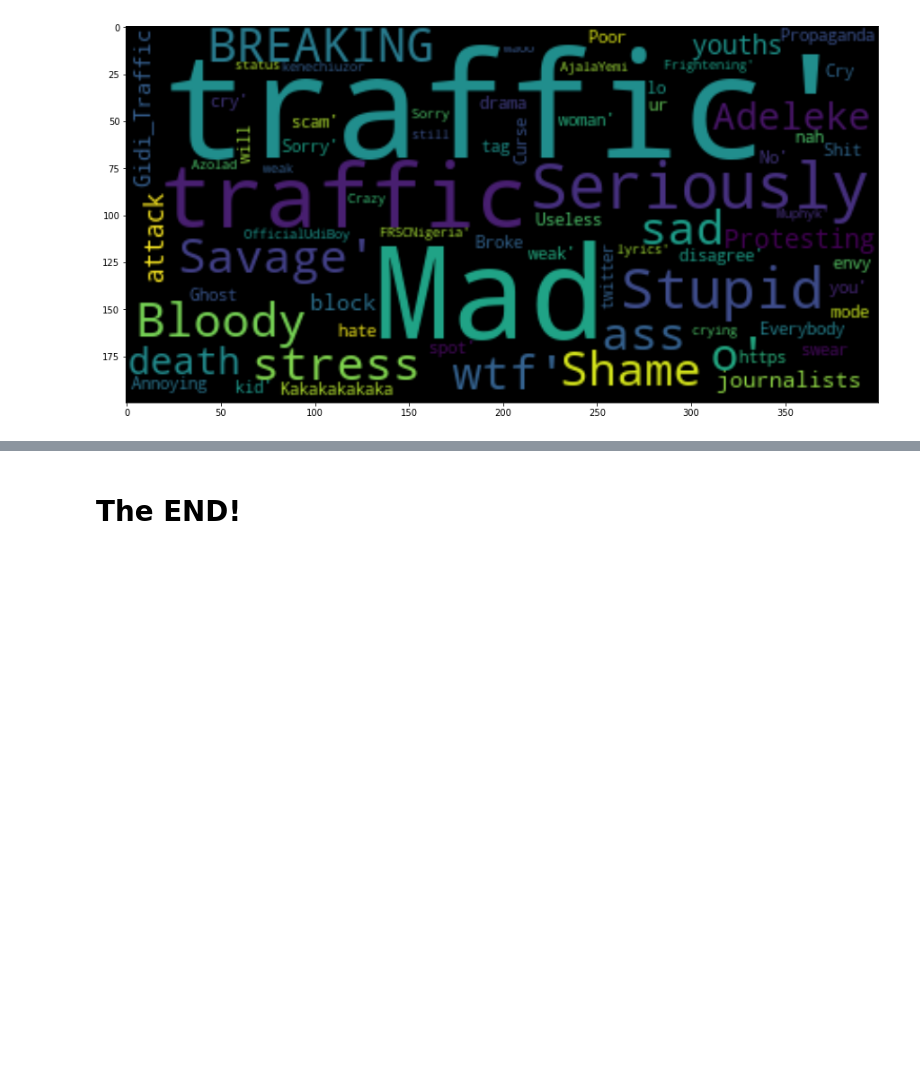
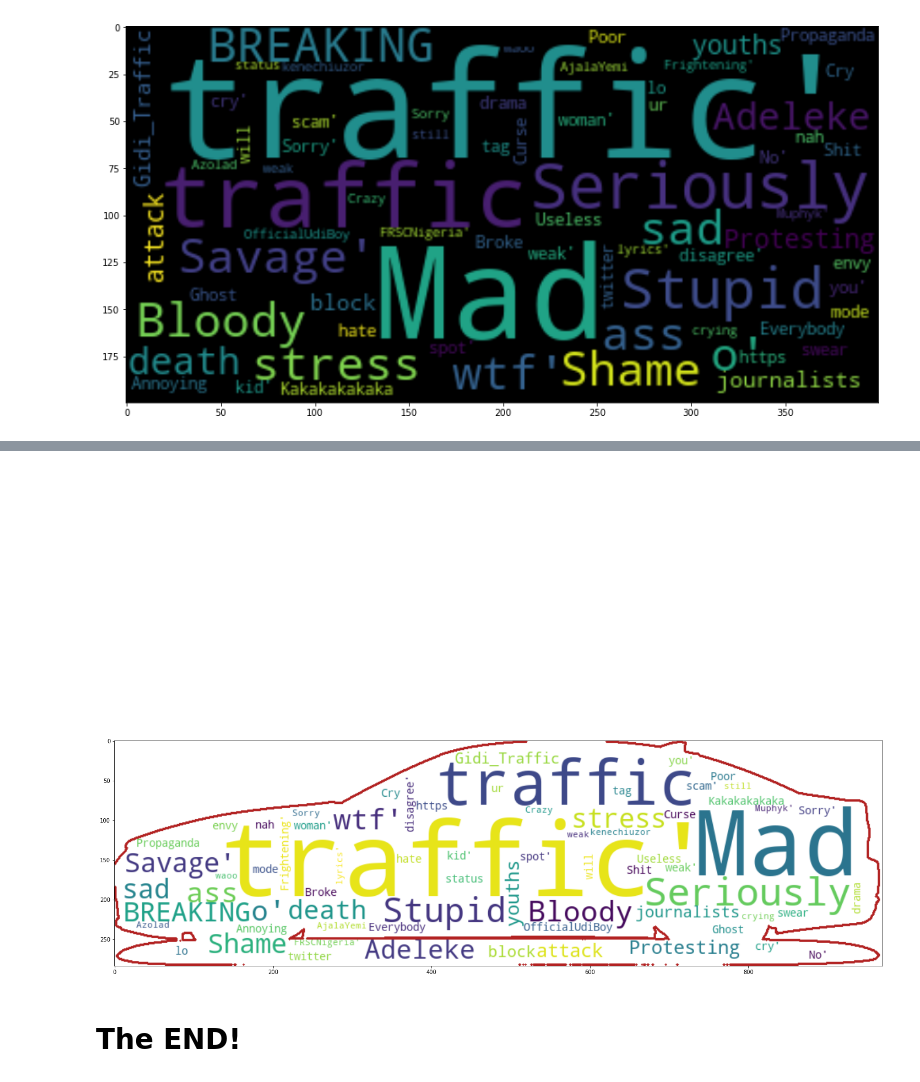
Before and after one commit to marquisvictor/PyCon-Nigeria-2019, a Jupyter notebook: Pycon_Abuja.ipynb, the cells around one changed output, grey strips where cells are left out. Cells and saved outputs as stored; diff of their text form; code cells hidden in the pictures; blank space fills up the shorter version.

```diff
--- a/Pycon_Abuja.ipynb
+++ b/Pycon_Abuja.ipynb
@@ -480,3 +476,9 @@ plt.imshow(wordcloud, interpolation='bilinear')
 <matplotlib.image.AxesImage at 0x...>
 [figure]
 [figure]
+# %%
+import numpy as np
+from PIL import Image
+
+car_mask = np.array(Image.open("carmask.png"))
+car_mask
@@ -482,0 +493,12 @@ plt.imshow(wordcloud, interpolation='bilinear')
+# %%
+def transform_format(val):
+    if val == 88:
+        return 255
+    else:
+        return val
+# %%
+# Transform your mask into a new one that will work with the function:
+transformed_car_mask = np.ndarray((car_mask.shape[0], car_mask.shape[1]), np.int32)
+
+for i in range(len(car_mask)):
+    transformed_car_mask[i] = list(map(transform_format, car_mask[i]))
@@ -482,0 +515,3 @@ plt.imshow(wordcloud, interpolation='bilinear')
+# %%
+wc = WordCloud(background_color="white", max_words=1000, mask=transformed_car_mask,
+ contour_width=3, contour_color='firebrick')
@@ -483,2 +520,9 @@ plt.imshow(wordcloud, interpolation='bilinear')
+# %%
+plt.axis("off")
+plt.figure(figsize=(25,18))
+plt.imshow(wc, interpolation='bilinear');
+# %% [output]
+[figure, added]
+[figure, added]
 # %% [markdown]
 # The END!
```
Also changed, not shown: parts of 6 cells of this notebook.
